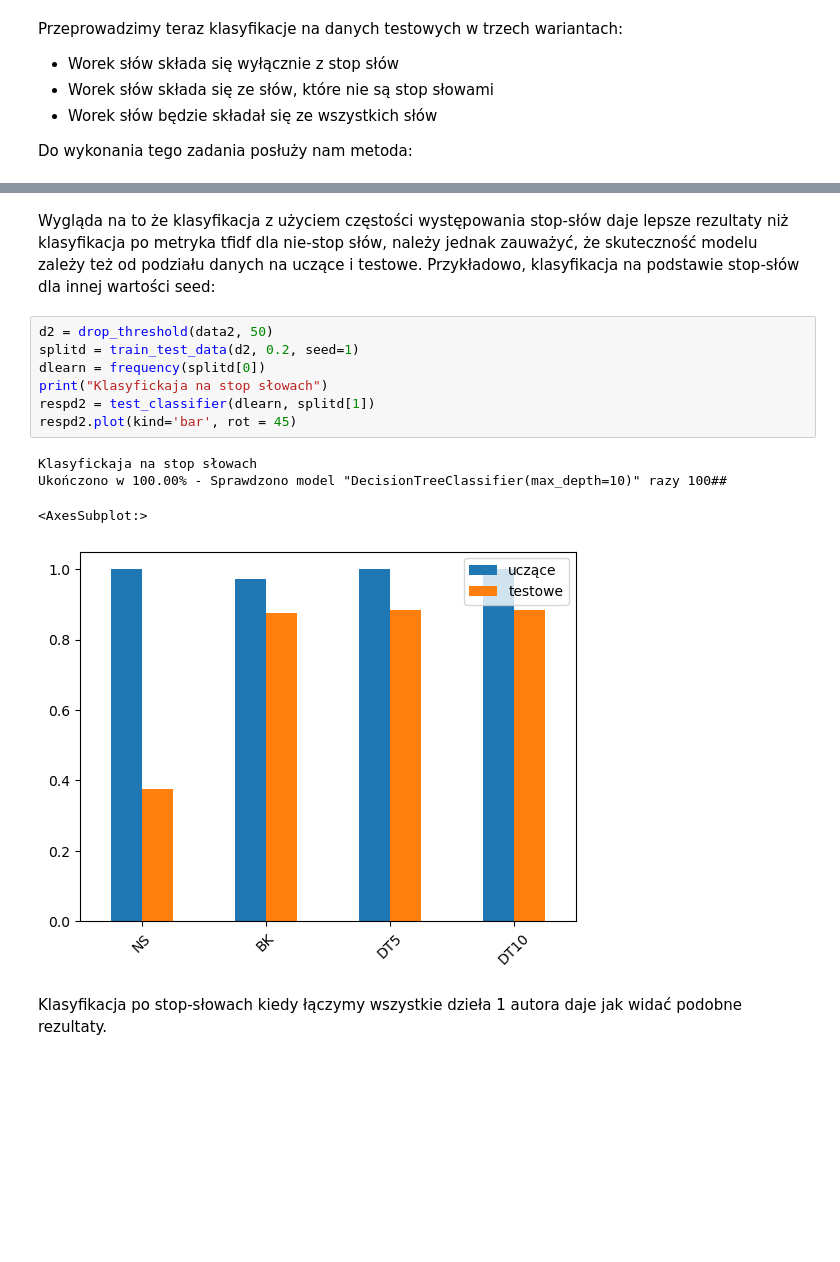
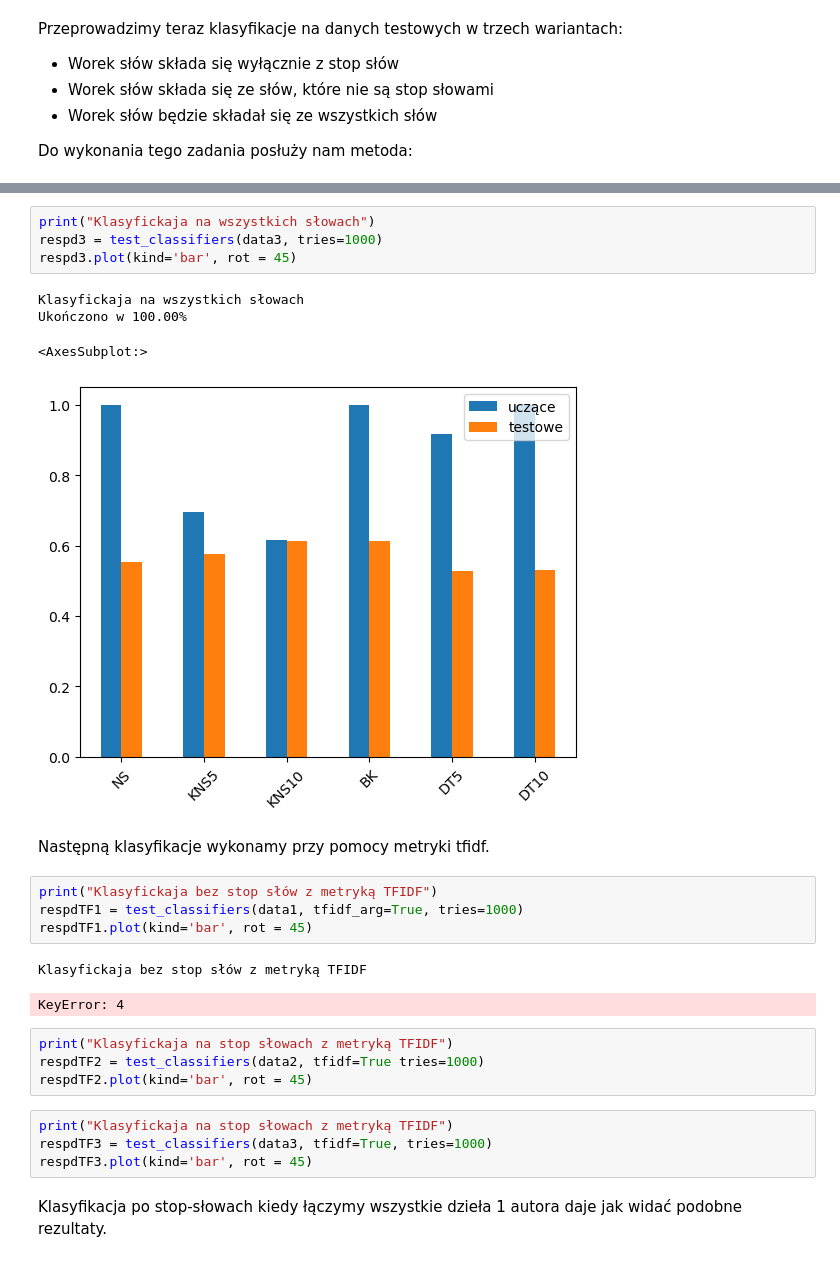
Before and after one commit to opprotossball/PRiAD-Project, a Jupyter notebook: Projekt.ipynb, the cells around one changed output, grey strips where cells are left out. Saved outputs shown, nothing was run; the diff lists cells and outputs as text; blank space fills up the shorter version.

```diff
--- a/Projekt.ipynb
+++ b/Projekt.ipynb
@@ -357,17 +368,29 @@ Ukończono w 100.00% - Sprawdzono model "DecisionTreeClassifier(max_depth=10)" r
-# %% [markdown]
-Wygląda na to że klasyfikacja z użyciem częstości występowania stop-słów daje lepsze rezultaty niż klasyfikacja po metryka tfidf dla nie-stop słów, należy jednak zauważyć, że skuteczność modelu zależy też od podziału danych na uczące i testowe. Przykładowo, klasyfikacja na podstawie stop-słów dla innej wartości seed:
-# %%
-d2 = drop_threshold(data2, 50)
-splitd = train_test_data(d2, 0.2, seed=1)
-dlearn = frequency(splitd[0])
-print("Klasyfickaja na stop słowach")
-respd2 = test_classifier(dlearn, splitd[1])
-respd2.plot(kind='bar', rot = 45)
-# %% [output]
-Klasyfickaja na stop słowach
-Ukończono w 100.00% - Sprawdzono model "DecisionTreeClassifier(max_depth=10)" razy 100##
-<AxesSubplot:>
-[figure, removed]
+# %%
+print("Klasyfickaja na wszystkich słowach")
+respd3 = test_classifiers(data3, tries=1000)
+respd3.plot(kind='bar', rot = 45)
+# %% [output]
+Klasyfickaja na wszystkich słowach
+Ukończono w 100.00%
+<AxesSubplot:>
+[figure, added]
+# %% [markdown]
+Następną klasyfikacje wykonamy przy pomocy metryki tfidf.
+# %%
+print("Klasyfickaja bez stop słów z metryką TFIDF")
+respdTF1 = test_classifiers(data1, tfidf_arg=True, tries=1000)
+respdTF1.plot(kind='bar', rot = 45)
+# %% [output]
+Klasyfickaja bez stop słów z metryką TFIDF
+KeyError: 4
+# %%
+print("Klasyfickaja na stop słowach z metryką TFIDF")
+respdTF2 = test_classifiers(data2, tfidf=True tries=1000)
+respdTF2.plot(kind='bar', rot = 45)
+# %%
+print("Klasyfickaja na stop słowach z metryką TFIDF")
+respdTF3 = test_classifiers(data3, tfidf=True, tries=1000)
+respdTF3.plot(kind='bar', rot = 45)
 # %% [markdown]
 Klasyfikacja po stop-słowach kiedy łączymy wszystkie dzieła 1 autora daje jak widać podobne rezultaty.
 # %%
```
Also changed, not shown: parts of 26 cells of this notebook.
